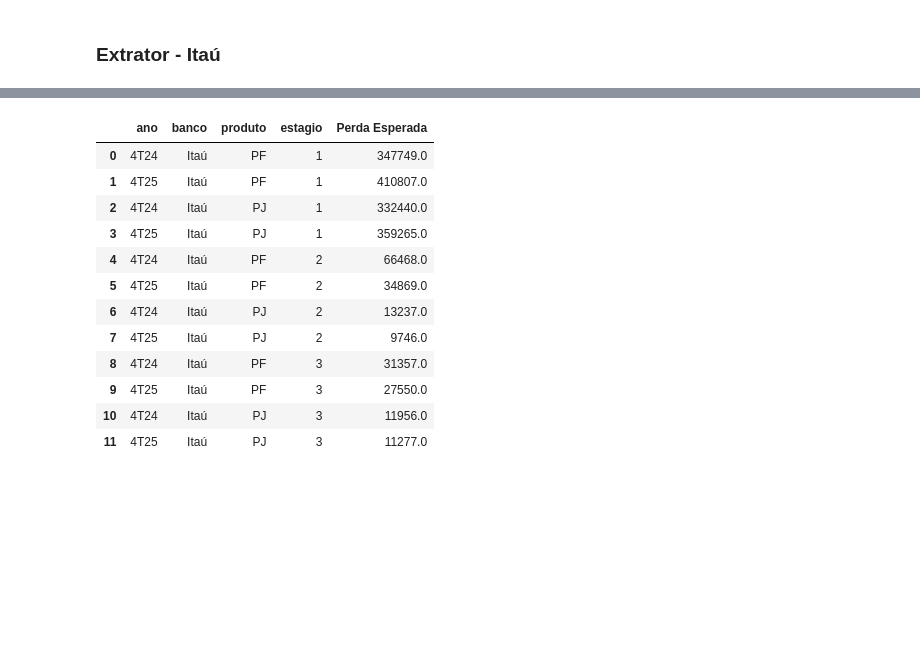
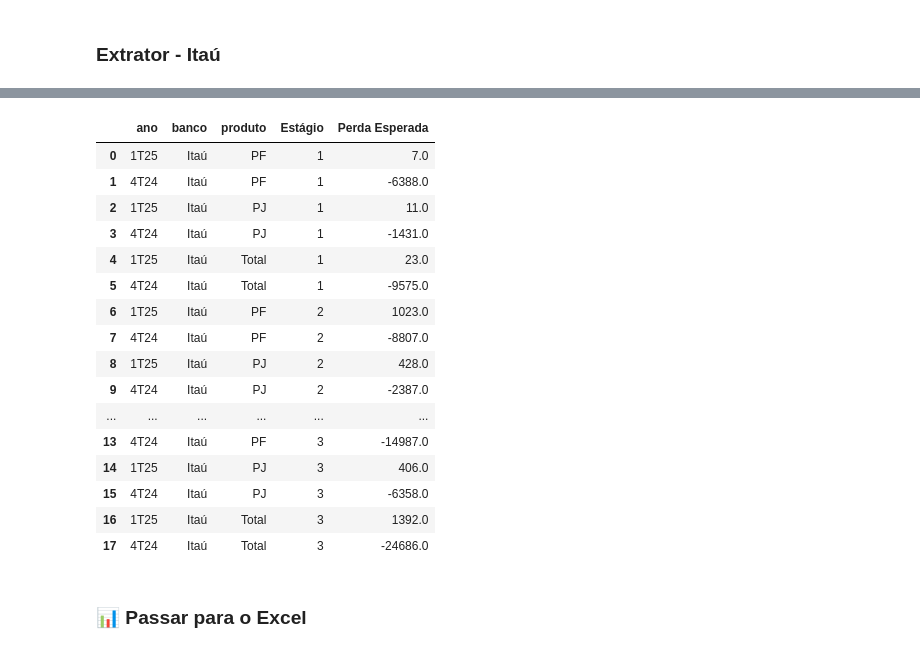
Before and after one commit to Beatriz-Bronoski/MVP---RI-extract, a Jupyter notebook: Extrator - Itaú.ipynb, the cells around one changed output, grey strips where cells are left out. Drawn from its saved outputs; the diff is of its cells as text; code cells hidden in the pictures; blank space fills up the shorter version.

```diff
--- a/Extrator - Itaú.ipynb
+++ b/Extrator - Itaú.ipynb
@@ -14,13 +18,13 @@ import json
 # %%
-with pdfplumber.open("Demonstrações Financeiras Itaú - 4T25.pdf") as pdf:
-    page = pdf.pages[61]   # página 53 (índice começa em 0)
+with pdfplumber.open("Demonstrações Financeiras Itaú - 1T25.pdf") as pdf:
+    page = pdf.pages[54]   # página 53 (índice começa em 0)
     text = page.extract_text()
 
 # Remove espaços em branco extras de cada linha ( pré-processamento )
 text = "\n".join(line.strip() for line in text.splitlines())
 
 # Define início ( start ) e fim ( end ) do trecho a ser extraído.
-start = text.find("b) Valor Contábil Bruto por Estágios")
+start = text.find("c)Perda de Crédito Esperada")
 end = text.find("Consolidado dos 3 Estágios", start)
 
 trecho = text[start:end]
@@ -177,12 +145,18 @@ def trimestre_from_date(date_str: str) -> str:
 
     return f"{trimestre}{str(dt.year)[-2:]}"
 
+# pega sempre o terceiro ( data mais recente ) e o último número ( comparação com o ano passado )
 def extract_anos(texto: str) -> list[str]:
     datas = re.findall(r"\d{2}/\d{2}/\d{4}", texto)
 
-    if len(datas) < 2:
-        raise ValueError("Não foi possível encontrar duas datas finais")
+    if len(datas) < 3:
+        raise ValueError("Não foi possível encontrar pelo menos três datas")
 
-    datas_finais = datas[-2:]
-    return [trimestre_from_date(d) for d in datas_finais]
+    terceira = datas[2]
+    ultima = datas[-1]
+
+    return [
+        trimestre_from_date(terceira),
+        trimestre_from_date(ultima)
+    ]
 # %% [output]
@@ -271,44 +248,51 @@ def parse_linha_produto(linha: str):
 # %%
 anos = extract_anos(trecho)  # ex: ['4T24', '3T25']
 
 MAP_PRODUTO = {
     "PessoasFísicas": "PF",
-    "PessoasJurídicas": "PJ"
+    "PessoasJurídicas": "PJ",
+    "Total": "Total"
 }
 
 linhas_df = []
 
 for estagio_nome, bloco in blocos.items():
     estagio_num = int(estagio_nome.replace("Estágio", ""))
 
     for linha in bloco.splitlines():
         if eh_produto(linha):
             produto_raw, valores = parse_linha_produto(linha)
             produto = MAP_PRODUTO[produto_raw]
 
             for idx, ano in enumerate(anos):
                 linhas_df.append({
                     "ano": ano,
                     "banco": "Itaú",
                     "produto": produto,
-                    "estagio": estagio_num,
+                    "Estágio": estagio_num,
                     "Perda Esperada": valores[idx] if idx < len(valores) else None,
                 })
 
 df_final = pd.DataFrame(linhas_df)
 
 df_final
 # %% [output]
-|  | ano | banco | produto | estagio | Perda Esperada |
-| 0 | 4T24 | Itaú | PF | 1 | 347749.0 |
-| 1 | 4T25 | Itaú | PF | 1 | 410807.0 |
-| 2 | 4T24 | Itaú | PJ | 1 | 332440.0 |
-| 3 | 4T25 | Itaú | PJ | 1 | 359265.0 |
-| 4 | 4T24 | Itaú | PF | 2 | 66468.0 |
-| 5 | 4T25 | Itaú | PF | 2 | 34869.0 |
-| 6 | 4T24 | Itaú | PJ | 2 | 13237.0 |
-| 7 | 4T25 | Itaú | PJ | 2 | 9746.0 |
-| 8 | 4T24 | Itaú | PF | 3 | 31357.0 |
-| 9 | 4T25 | Itaú | PF | 3 | 27550.0 |
-| 10 | 4T24 | Itaú | PJ | 3 | 11956.0 |
-| 11 | 4T25 | Itaú | PJ | 3 | 11277.0 |
+|  | ano | banco | produto | Estágio | Perda Esperada |
+| 0 | 1T25 | Itaú | PF | 1 | 7.0 |
+| 1 | 4T24 | Itaú | PF | 1 | -6388.0 |
+| 2 | 1T25 | Itaú | PJ | 1 | 11.0 |
+| 3 | 4T24 | Itaú | PJ | 1 | -1431.0 |
+| 4 | 1T25 | Itaú | Total | 1 | 23.0 |
+| 5 | 4T24 | Itaú | Total | 1 | -9575.0 |
+| 6 | 1T25 | Itaú | PF | 2 | 1023.0 |
+| 7 | 4T24 | Itaú | PF | 2 | -8807.0 |
+| 8 | 1T25 | Itaú | PJ | 2 | 428.0 |
+| 9 | 4T24 | Itaú | PJ | 2 | -2387.0 |
+| ... | ... | ... | ... | ... | ... |
+| 13 | 4T24 | Itaú | PF | 3 | -14987.0 |
+| 14 | 1T25 | Itaú | PJ | 3 | 406.0 |
+| 15 | 4T24 | Itaú | PJ | 3 | -6358.0 |
+| 16 | 1T25 | Itaú | Total | 3 | 1392.0 |
+| 17 | 4T24 | Itaú | Total | 3 | -24686.0 |
+# %% [markdown]
+### 📊 Passar para o Excel
```
Also changed, not shown: parts of 10 cells of this notebook, 10 other files.
